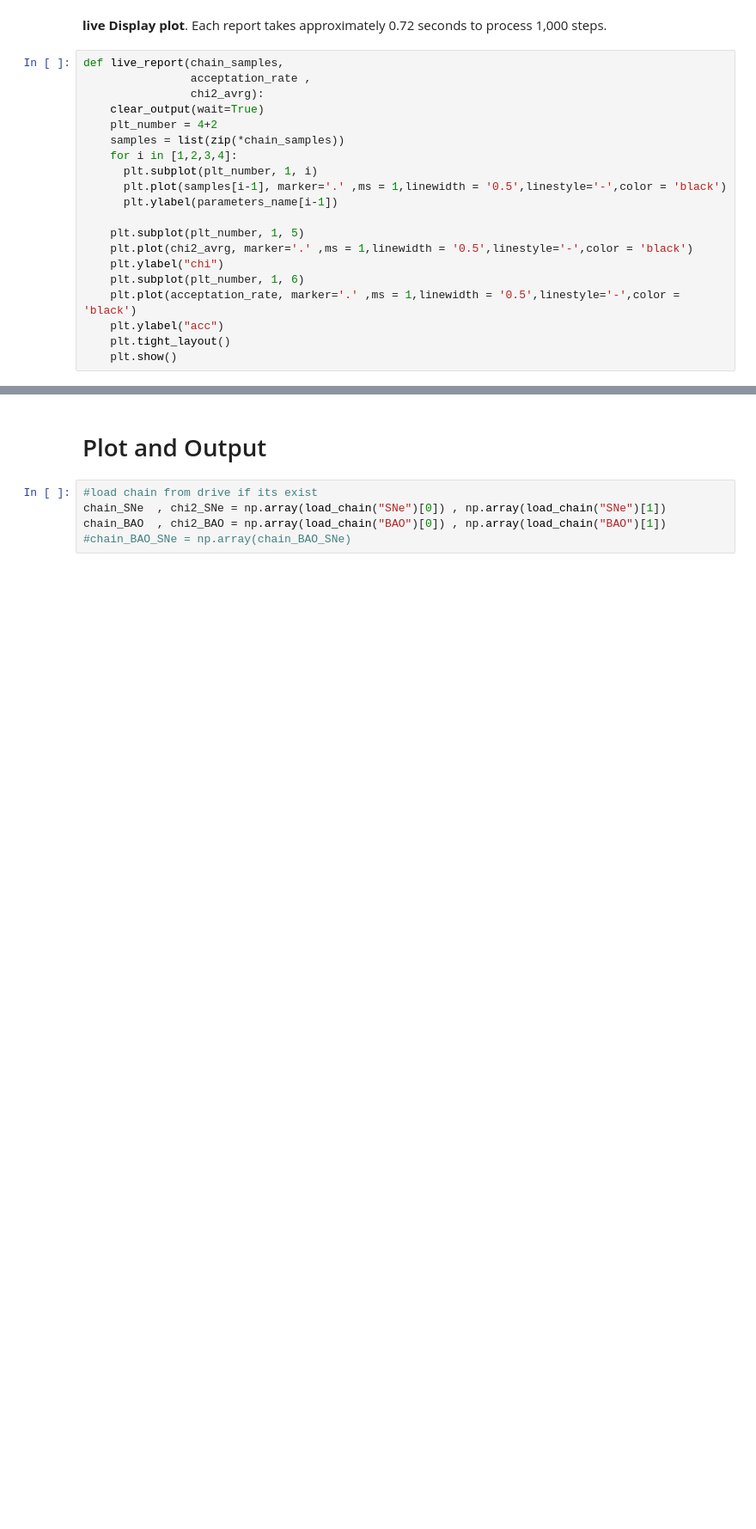
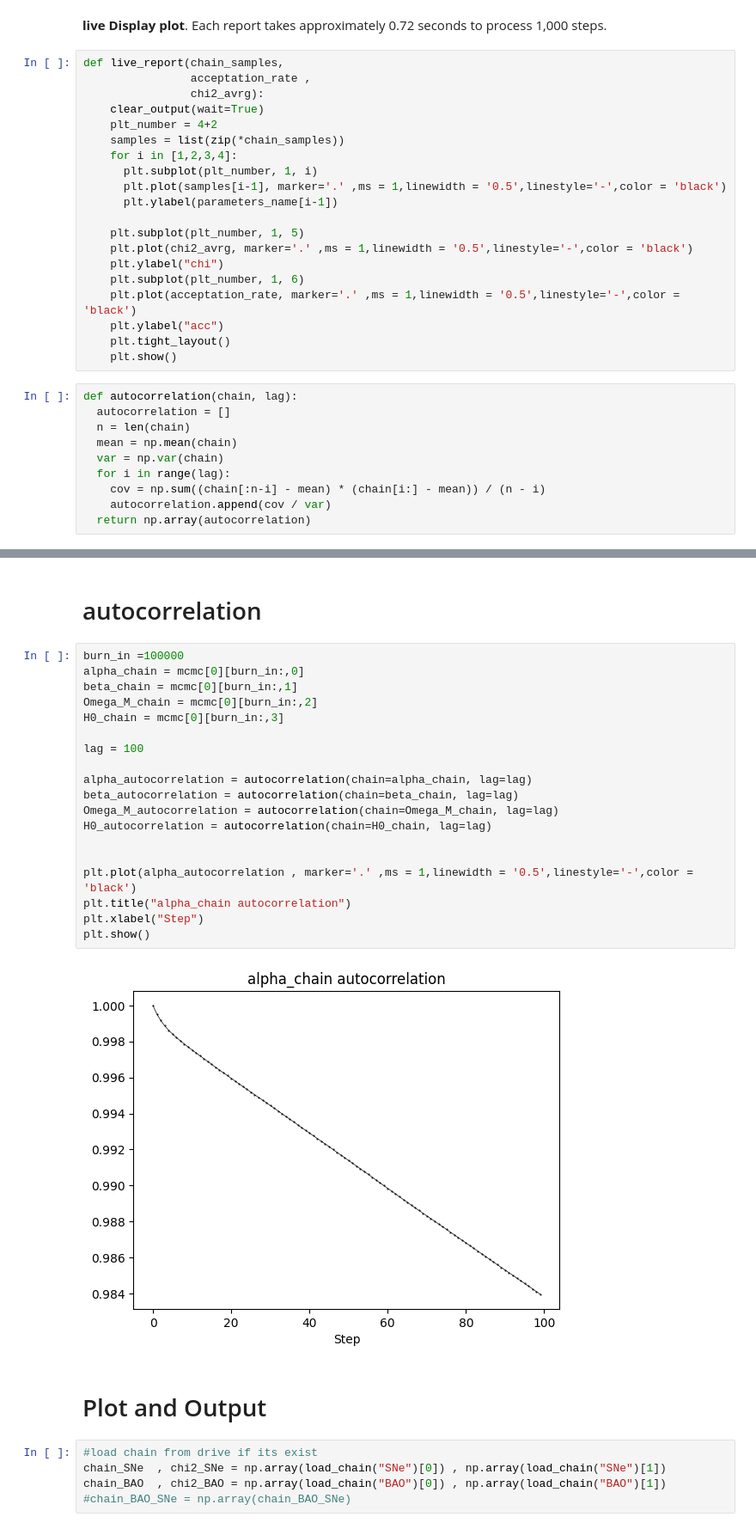
Before and after one commit to yahyaMohamadi/Dark-Energy-and-local-limit-of-NLG, a Jupyter notebook: MCMC.ipynb, the cells around one changed output, grey strips where cells are left out. Shown at 86% size. Cells and saved outputs as stored; diff of their text form; blank space fills up the shorter version.

Commit message:
adding autocorrelation

```diff
--- a/MCMC.ipynb
+++ b/MCMC.ipynb
@@ -234,3 +234,13 @@ def live_report(chain_samples,
     plt.ylabel("acc")
     plt.tight_layout()
     plt.show()
+# %%
+def autocorrelation(chain, lag):
+  autocorrelation = []
+  n = len(chain)
+  mean = np.mean(chain)
+  var = np.var(chain)
+  for i in range(lag):
+    cov = np.sum((chain[:n-i] - mean) * (chain[i:] - mean)) / (n - i)
+    autocorrelation.append(cov / var)
+  return np.array(autocorrelation)
@@ -237,3 +258,26 @@ def live_report(chain_samples,
+# %% [markdown]
+# autocorrelation
+# %%
+burn_in =100000
+alpha_chain = mcmc[0][burn_in:,0]
+beta_chain = mcmc[0][burn_in:,1]
+Omega_M_chain = mcmc[0][burn_in:,2]
+H0_chain = mcmc[0][burn_in:,3]
+
+lag = 100
+
+alpha_autocorrelation = autocorrelation(chain=alpha_chain, lag=lag)
+beta_autocorrelation = autocorrelation(chain=beta_chain, lag=lag)
+Omega_M_autocorrelation = autocorrelation(chain=Omega_M_chain, lag=lag)
+H0_autocorrelation = autocorrelation(chain=H0_chain, lag=lag)
+
+
+plt.plot(alpha_autocorrelation , marker='.' ,ms = 1,linewidth = '0.5',linestyle='-',color = 'black')
+plt.title("alpha_chain autocorrelation")
+plt.xlabel("Step")
+plt.show()
+# %% [output]
+[figure, added]
 # %% [markdown]
 # Plot and Output
 # %%
```
Also changed, not shown: parts of 5 cells of this notebook.
